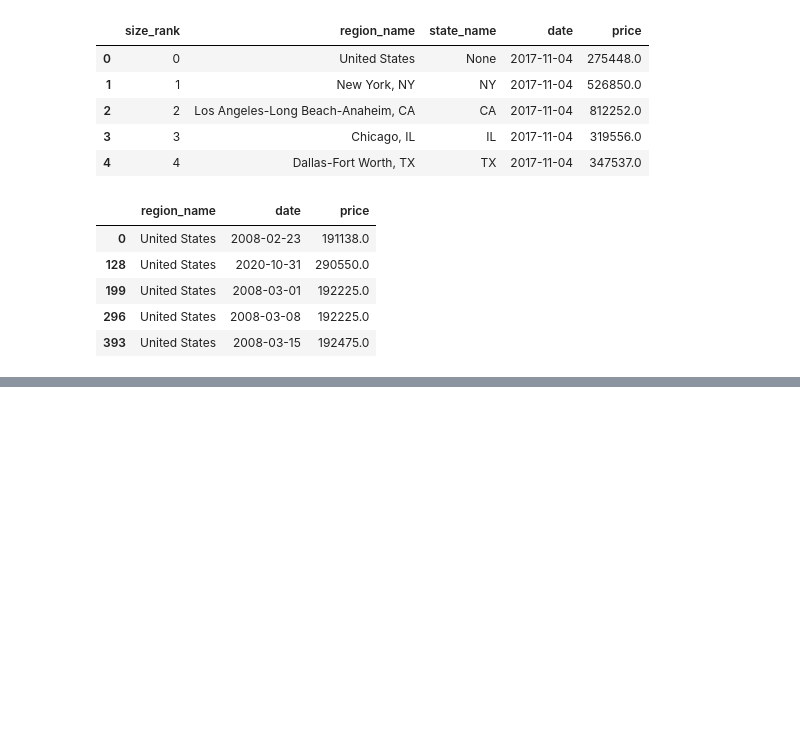
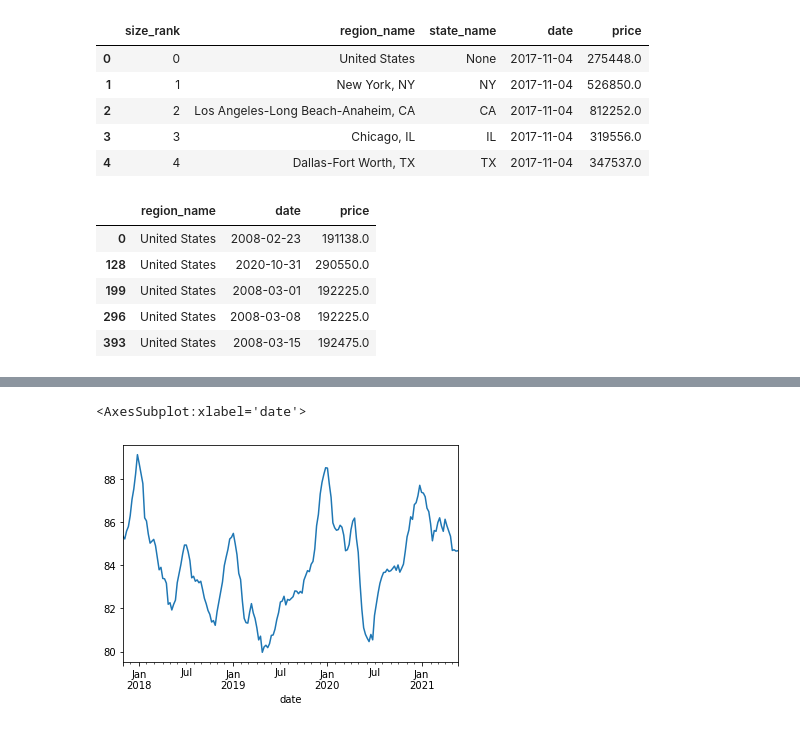
Before and after one commit to qklm/Zillow_Group_Project, a Jupyter notebook: zillow_model1.ipynb, the cells around one changed output, grey strips where cells are left out. Cells and saved outputs as stored; diff of their text form; code cells hidden in the pictures; blank space fills up the shorter version.

```diff
--- a/zillow_model1.ipynb
+++ b/zillow_model1.ipynb
@@ -111,0 +113,4 @@ us_df.plot(x= "date")
+# %%
+us_df["list/sale %"] = (us_df["sale price"] / us_df["list price"]) * 100
+us_df["list/sale actual"] = (us_df["list price"] - us_df["sale price"])
+us_df.head()
@@ -111,0 +125,7 @@ us_df.plot(x= "date")
+# %%
+percent_difference = us_df["list/sale %"]
+us_df = us_df.drop(["list/sale %"], axis =1)
+percent_difference.plot()
+# %% [output]
+<AxesSubplot:xlabel='date'>
+[figure, added]
```
Also changed, not shown: parts of 9 cells of this notebook.
